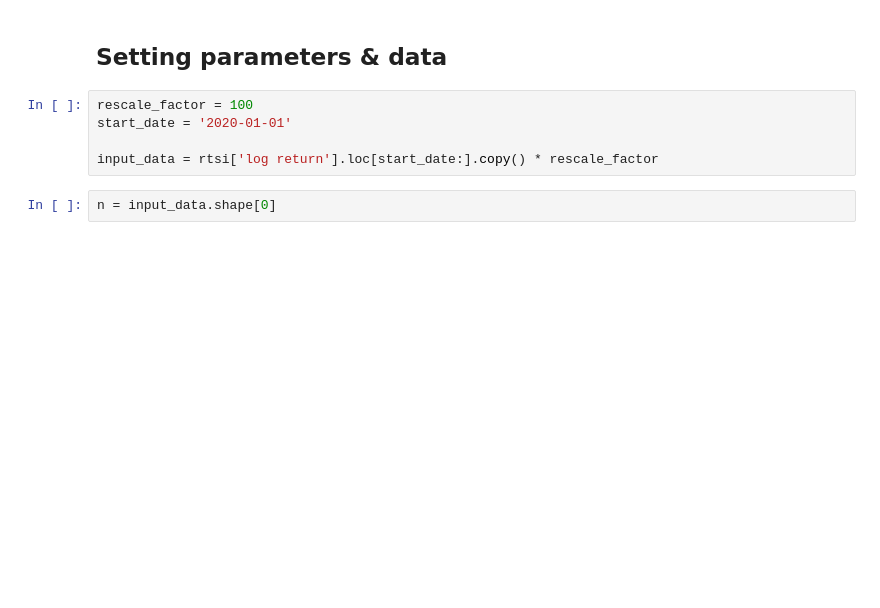
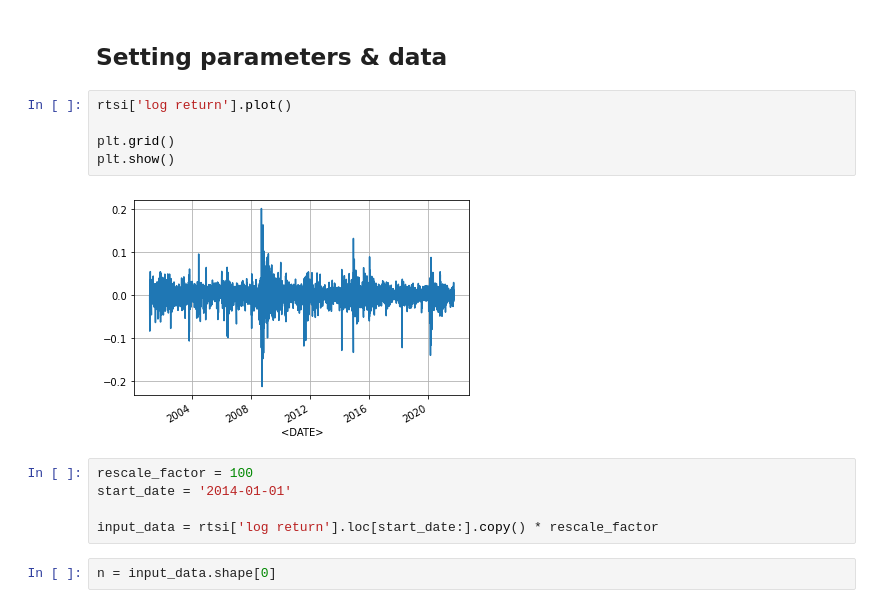
Before and after one commit to Northern125/fuzzy-volatility-modeling, a Jupyter notebook: modeling.ipynb, the cells around one changed output. Drawn from its saved outputs; the diff is of its cells as text; blank space fills up the shorter version.

```diff
--- a/modeling.ipynb
+++ b/modeling.ipynb
@@ -40,9 +40,16 @@ max         0.202039
 Name: log return, dtype: float64
 # %% [markdown]
 ## Setting parameters & data
+# %%
+rtsi['log return'].plot()
+
+plt.grid()
+plt.show()
+# %% [output]
+[figure, added]
 # %%
 rescale_factor = 100
-start_date = '2020-01-01'
+start_date = '2014-01-01'
 
 input_data = rtsi['log return'].loc[start_date:].copy() * rescale_factor
 # %%
```
Also changed, not shown: parts of 44 cells of this notebook.
